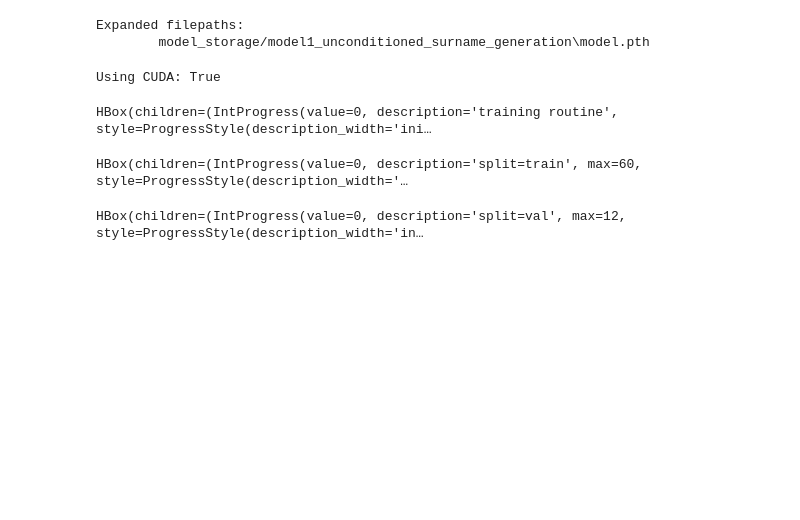
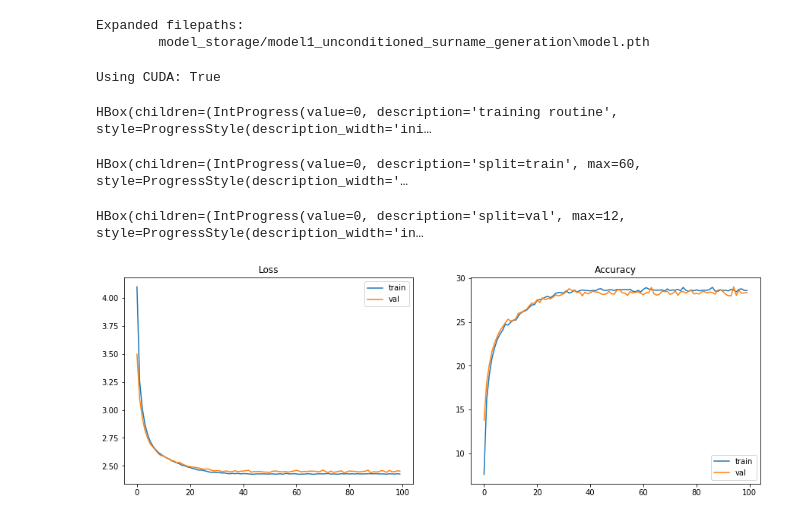
Before and after one commit to XiaoQQin/nlp_projects, a Jupyter notebook: Surname_generation/surname_generation.ipynb, the cells around one changed output. Drawn from its saved outputs; the diff is of its cells as text; code cells hidden in the pictures; blank space fills up the shorter version.

Commit message:
add ploting performance

```diff
--- a/Surname_generation/surname_generation.ipynb
+++ b/Surname_generation/surname_generation.ipynb
@@ -415,6 +416,30 @@ def sequence_loss(y_pred, y_true, mask_index):
     """
     y_pred, y_true = normalize_sizes(y_pred, y_true)
     return F.cross_entropy(y_pred, y_true, ignore_index=mask_index)
+
+def plot_performance(train_state,args):
+        # Figure size
+        plt.figure(figsize=(15,5))
+
+        # Plot Loss
+        plt.subplot(1, 2, 1)
+        plt.title("Loss")
+        plt.plot(train_state["train_loss"], label="train")
+        plt.plot(train_state["val_loss"], label="val")
+        plt.legend(loc='upper right')
+
+        # Plot Accuracy
+        plt.subplot(1, 2, 2)
+        plt.title("Accuracy")
+        plt.plot(train_state["train_acc"], label="train")
+        plt.plot(train_state["val_acc"], label="val")
+        plt.legend(loc='lower right')
+
+        # Save figure
+        plt.savefig(os.path.join(args.save_dir, "performance.png"))
+
+        # Show plots
+        plt.show()
 # %%
 def set_seed_everywhere(seed, cuda):
     np.random.seed(seed)
@@ -428,7 +453,7 @@ def handle_dirs(dirpath):
 # %%
 args = Namespace(
     #训练数据
-    surname_csv="./data/surnames/surnames_with_splits.csv",
+    surname_csv="../data/surnames/surnames_with_splits.csv",
     model_state_file="model.pth",
     save_dir="model_storage/model1_unconditioned_surname_generation",
     # Model hyper parameters
@@ -611,6 +636,10 @@ try:
 
 except KeyboardInterrupt:
     print("Exiting loop")
+# %%
+plot_performance(train_state,args)
+# %% [output]
+[figure, added]
 # %%
 #加载效果最好的模型
 model.load_state_dict(torch.load(train_state['model_filename']))
```
Also changed, not shown: parts of 3 cells of this notebook.
